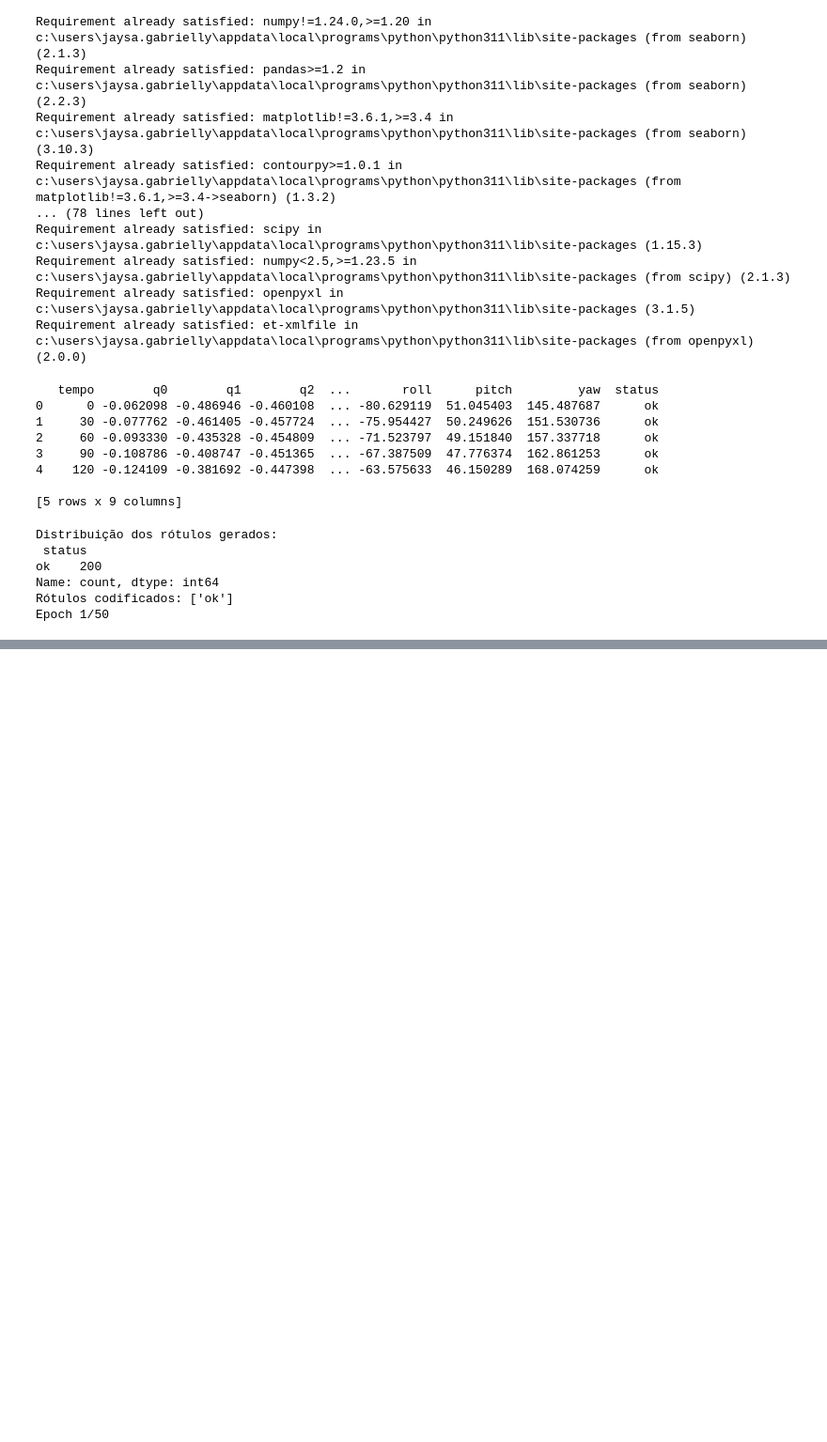
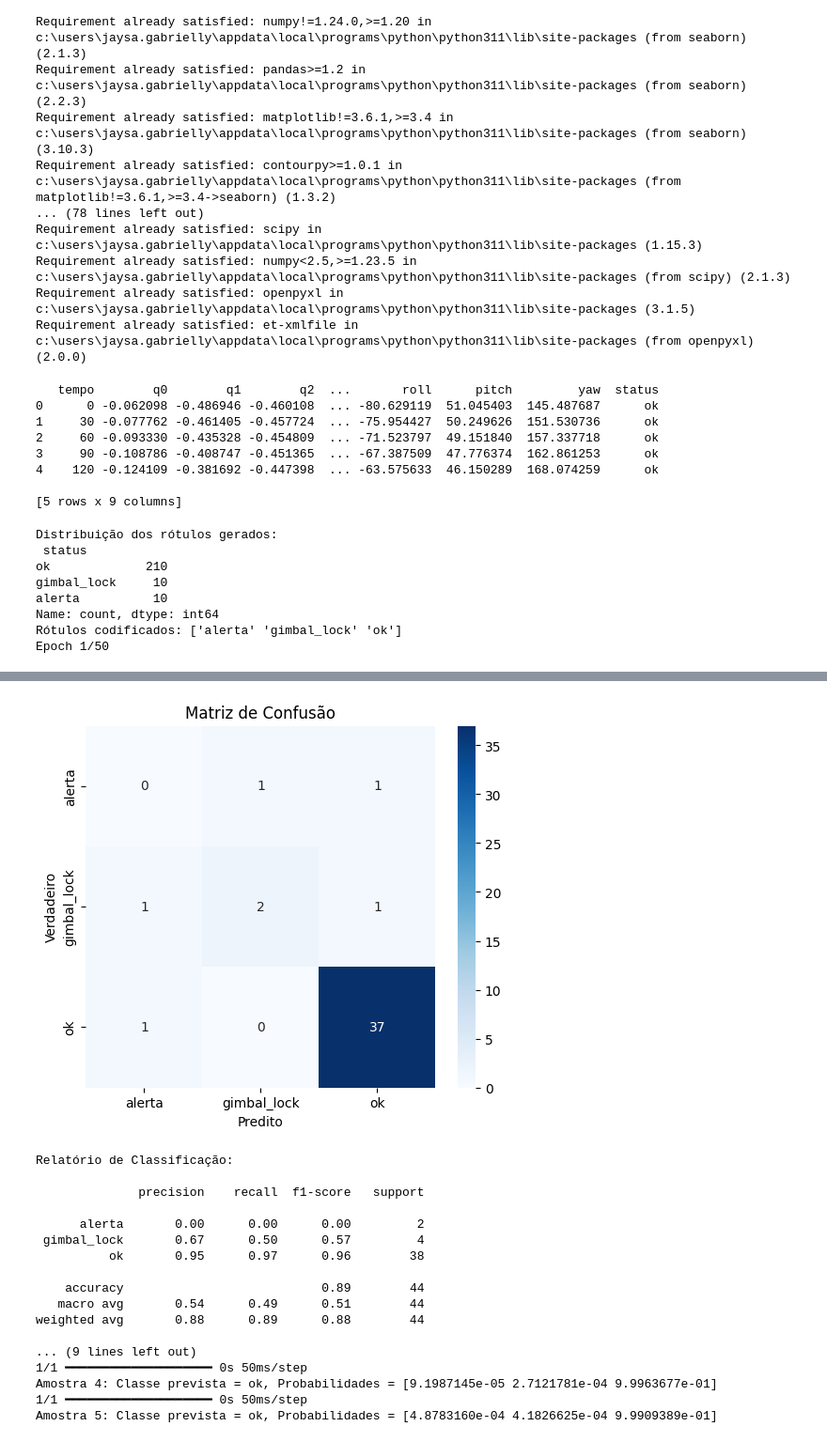
Before and after one commit to el-pitchula/GyroAI-SAT, a Jupyter notebook: notebooks/GimbalLock_IA_Classifier.ipynb, the cells around one changed output, grey strips where cells are left out. Shown at 94% size. Drawn from its saved outputs; the diff is of its cells as text; code cells hidden in the pictures; blank space fills up the shorter version.

```diff
--- a/notebooks/GimbalLock_IA_Classifier.ipynb
+++ b/notebooks/GimbalLock_IA_Classifier.ipynb
@@ -137,9 +137,6 @@ def rotulo(pitch):
 
 df['status'] = df['pitch'].apply(rotulo)
 
-
-'''
-# teste com dados "fake" (dataframe fake):
 # Dados sintéticos de alerta e gimbal_lock
 df_fake = pd.DataFrame({
     'tempo': range(30),
@@ -160,7 +157,8 @@ df_fake['status'] = df_fake['pitch'].apply(rotulo)
 
 # Junta os dados
 df = pd.concat([df, df_fake], ignore_index=True)
-'''
+
+
 
 # Codifica os rótulos
 encoder = LabelEncoder()
@@ -256,7 +254,9 @@ plt.show()
 # %% [output]
 Distribuição dos rótulos gerados:
  status
-ok    200
+ok             210
+gimbal_lock     10
+alerta          10
 Name: count, dtype: int64
-Rótulos codificados: ['ok']
+Rótulos codificados: ['alerta' 'gimbal_lock' 'ok']
 Epoch 1/50
@@ -263,0 +280,18 @@ ValueError: Arguments `target` and `output` must have the same shape. Received:
+[figure, added]
+Relatório de Classificação:
+
+              precision    recall  f1-score   support
+
+      alerta       0.00      0.00      0.00         2
+ gimbal_lock       0.67      0.50      0.57         4
+          ok       0.95      0.97      0.96        38
+
+    accuracy                           0.89        44
+   macro avg       0.54      0.49      0.51        44
+weighted avg       0.88      0.89      0.88        44
+
+... (9 lines left out)
+1/1 ━━━━━━━━━━━━━━━━━━━━ 0s 50ms/step
+Amostra 4: Classe prevista = ok, Probabilidades = [9.1987145e-05 2.7121781e-04 9.9963677e-01]
+1/1 ━━━━━━━━━━━━━━━━━━━━ 0s 50ms/step
+Amostra 5: Classe prevista = ok, Probabilidades = [4.8783160e-04 4.1826625e-04 9.9909389e-01]
```
Also changed, not shown: parts of 2 cells of this notebook.
